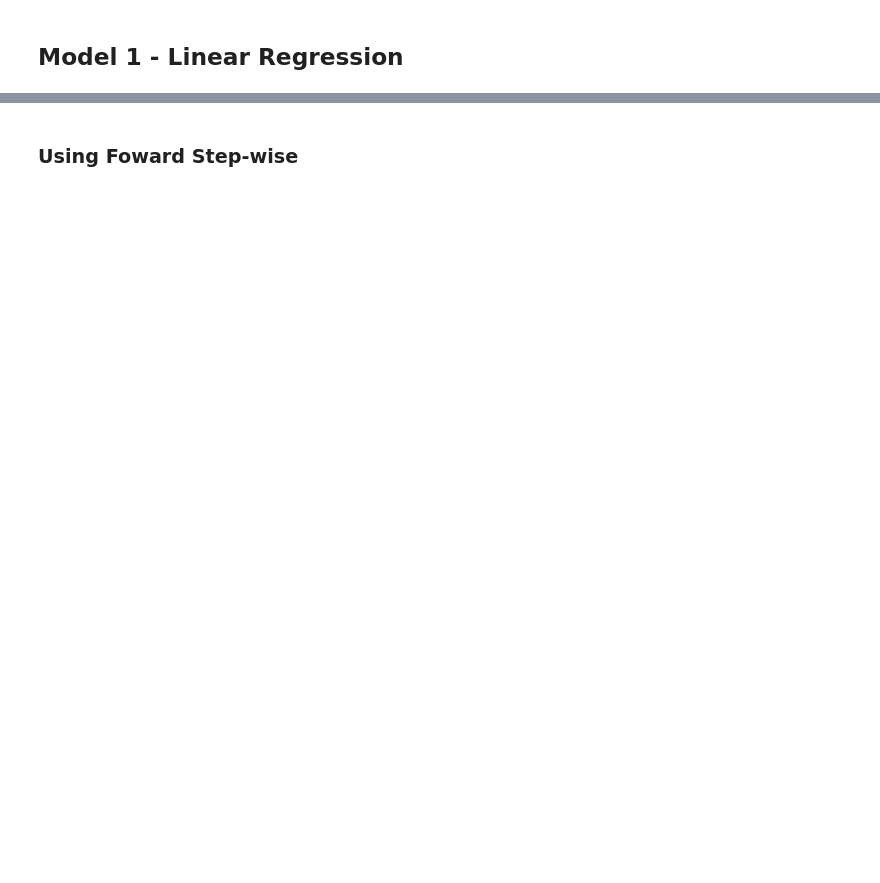
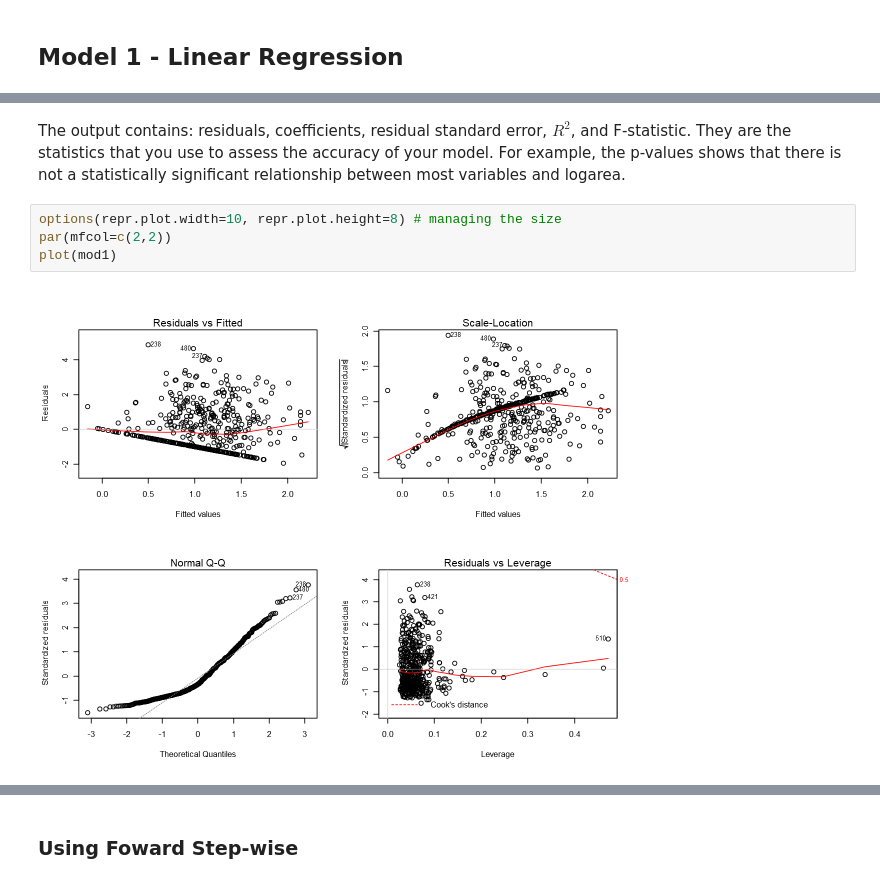
Before and after one commit to Agewerc/Bushfire-Analysis, a Jupyter notebook: Bushfire_Analysis_Area_Prediction.ipynb, the cells around one changed output, grey strips where cells are left out. Saved outputs shown, nothing was run; the diff lists cells and outputs as text; blank space fills up the shorter version.

```diff
--- a/Bushfire_Analysis_Area_Prediction.ipynb
+++ b/Bushfire_Analysis_Area_Prediction.ipynb
@@ -341,0 +322,8 @@ cat(" Adj R-squared Mod1:", summary(mod1)$adj.r.squared,"\n", "Adj R-squared Mod
+# %% [markdown]
+The output contains: residuals, coefficients, residual standard error, $R^2$, and F-statistic. They are the statistics that you use to assess the accuracy of your model. For example, the p-values shows that there is not a statistically significant relationship between most variables and logarea.
+# %%
+options(repr.plot.width=10, repr.plot.height=8) # managing the size
+par(mfcol=c(2,2))
+plot(mod1)
+# %% [output]
+[figure, added]
```
Also changed, not shown: parts of 25 cells of this notebook.
